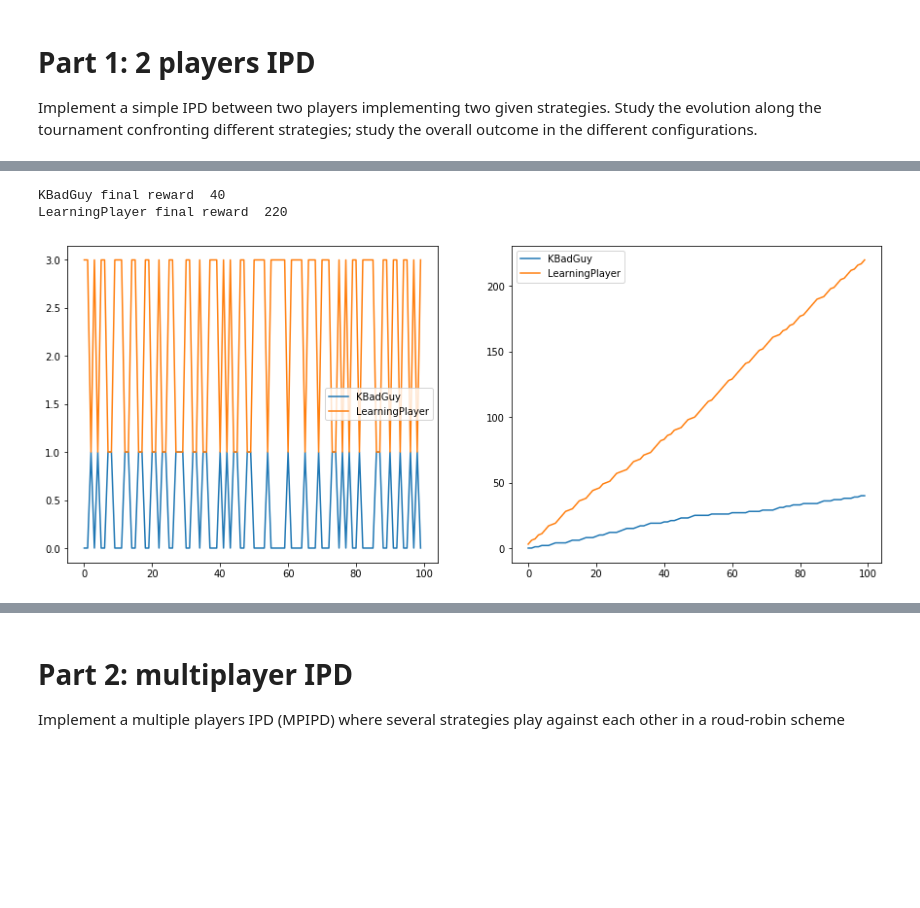
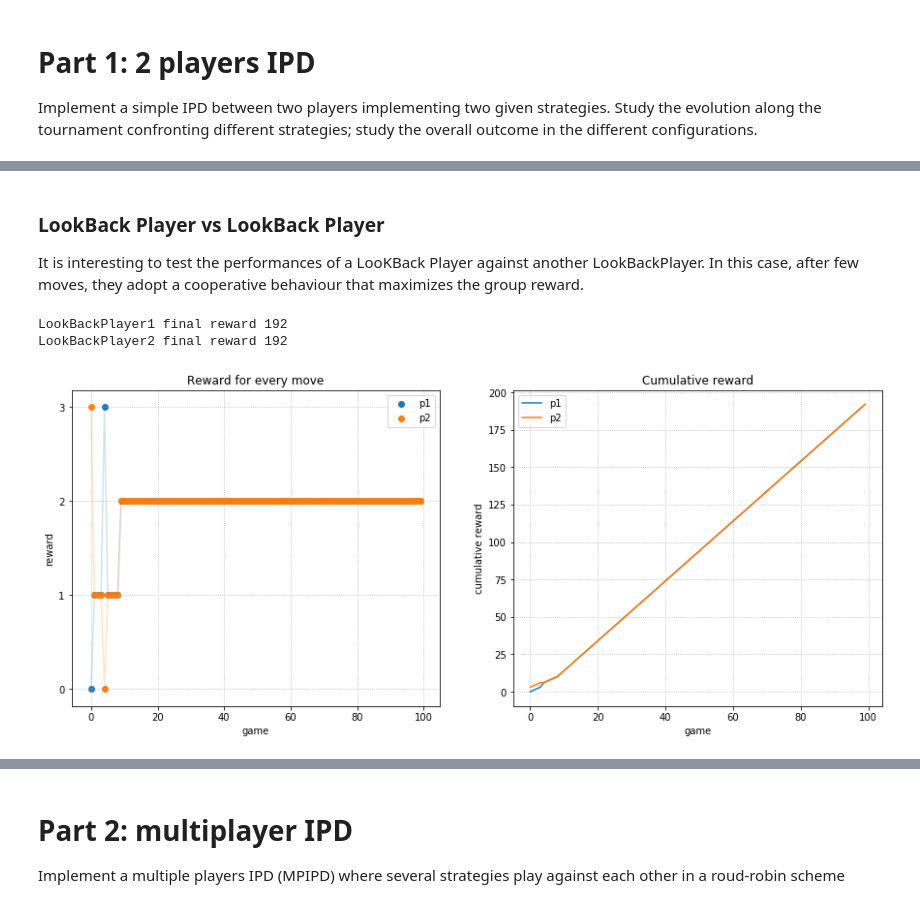
Before and after one commit to donaldssh/Iterative-Prisoners-Dilemma, a Jupyter notebook: Project.ipynb, the cells around one changed output, grey strips where cells are left out. Drawn from its saved outputs; the diff is of its cells as text; code cells hidden in the pictures; blank space fills up the shorter version.

```diff
--- a/Project.ipynb
+++ b/Project.ipynb
@@ -398,29 +699,44 @@ Experiment with learning players
+# %% [markdown]
+### LookBack Player vs LookBack Player
+It is interesting to test the performances of a LooKBack Player against another LookBackPlayer. In this case, after few moves, they adopt a cooperative behaviour that maximizes the group reward.
 # %%
 # Payoff matrix
 M = np.array([[2,0],[3,1]])
 
-p1 = KBadGuy(40,[],[])
-p2 = LearningPlayer([],[])
+p1 = LookBackPlayer(-1.5,[],[])
+p2 = LookBackPlayer(-1.5,[],[])
 
 for i in range(100):
     u1 = p1.move()
     u2 = p2.move()
 
     p1.append_reward(np.array(u1) @ M @ np.array(u2).T)
     p2.append_reward(np.array(u2) @ M @ np.array(u1).T)
 
+
 fig, ax = plt.subplots(1,2, figsize = (15,6))
-ax[0].plot(p1.r_history, label='KBadGuy')
-ax[0].plot(p2.r_history, label='LearningPlayer')
+ax[0].plot(p1.r_history, alpha=0.2)
+ax[0].scatter(range(len(p1.r_history)), p1.r_history, label=("p1"),)
+ax[0].plot(p2.r_history, alpha=0.2)
+ax[0].scatter(range(len(p2.r_history)), p2.r_history,  label=("p2"),)
 ax[0].legend()
-ax[1].plot(np.cumsum(p1.r_history), label='KBadGuy')
-ax[1].plot(np.cumsum(p2.r_history), label='LearningPlayer')
+ax[0].grid(linestyle=":")
+ax[0].set_yticks(range(0,4))
+ax[0].set_xlabel("game")
+ax[0].set_ylabel("reward")
+ax[0].set_title("Reward for every move")
+
+ax[1].plot(np.cumsum(p1.r_history), label=("p1"))
+ax[1].plot(np.cumsum(p2.r_history), label=("p2"))
 ax[1].legend()
+ax[1].set_xlabel("game")
+ax[1].set_ylabel("cumulative reward")
+ax[1].set_title("Cumulative reward")
+ax[1].grid(linestyle=":")
 
-
-print("KBadGuy final reward ", sum(p1.r_history))
-print("LearningPlayer final reward ", sum(p2.r_history))
+print(f"{type(p1).__name__}1 final reward {sum(p1.r_history)}")
+print(f"{type(p2).__name__}2 final reward {sum(p2.r_history)}")
 # %% [output]
-KBadGuy final reward  40
-LearningPlayer final reward  220
+LookBackPlayer1 final reward 192
+LookBackPlayer2 final reward 192
-[figure, old version]
+[figure, new version]
```
Also changed, not shown: parts of 28 cells of this notebook.
